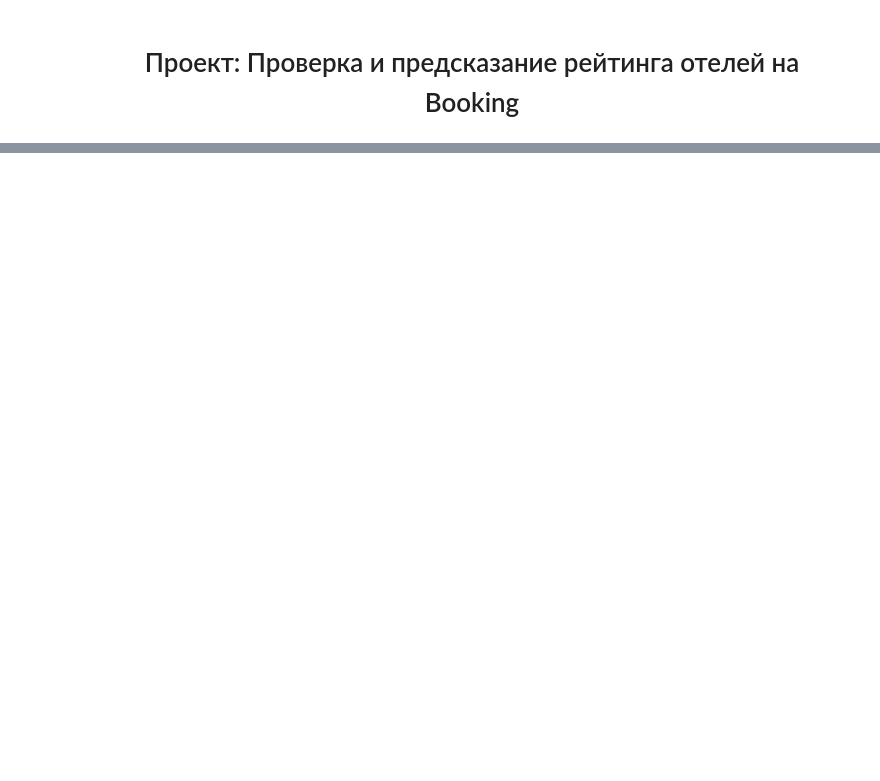
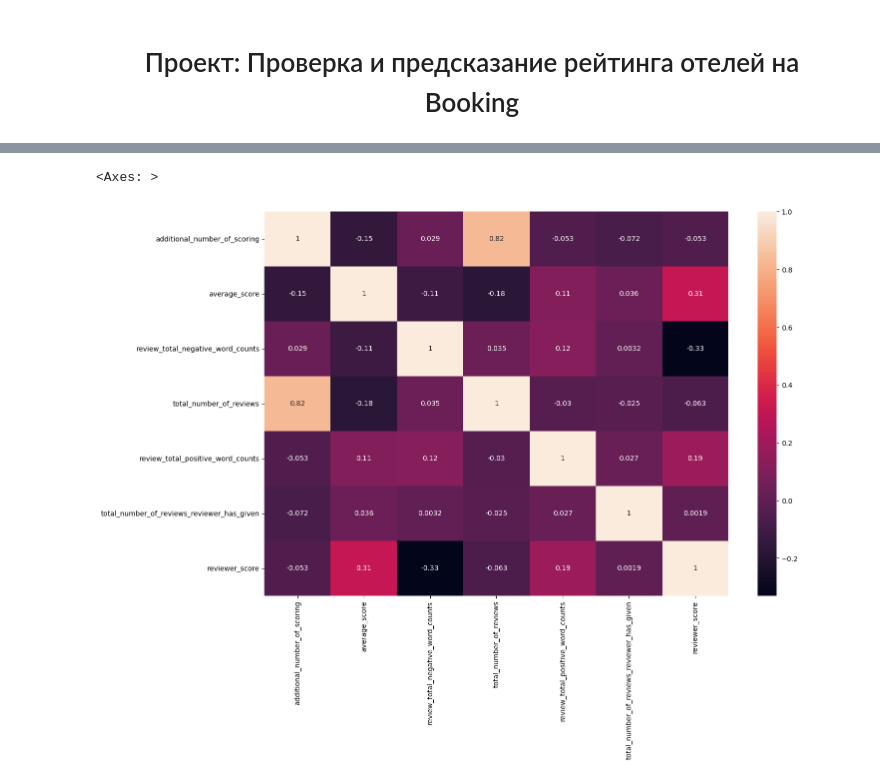
Before and after one commit to ret4ed/Sf_DS_game_1, a Jupyter notebook: Skillfactory/Project_3_EDA + Feature Engineering. Соревнование на Kaggle/Project_3.ipynb, the cells around one changed output, grey strips where cells are left out. Drawn from its saved outputs; the diff is of its cells as text; code cells hidden in the pictures; blank space fills up the shorter version.

```diff
--- a/Skillfactory/Project_3_EDA + Feature Engineering. Соревнование на Kaggle/Project_3.ipynb
+++ b/Skillfactory/Project_3_EDA + Feature Engineering. Соревнование на Kaggle/Project_3.ipynb
@@ -35,0 +28,5 @@ None
+# %%
+#Загружаем датафреймы
+df_test = pd.read_csv('data/hotels_test.csv')
+df_train = pd.read_csv('data/hotels_train.csv')
+df_submission = pd.read_csv('data/submission.csv')
@@ -35,0 +100,17 @@ None
+# %%
+#Для корректной обработки признаков объединяем train и test в один датасет
+
+#Помечаем данные train
+df_train['sample'] = 1
+
+#Помечаем данные test
+df_test['sample'] = 0
+
+#Так как в тесте нет значений reviewer_score,
+#заполняем его медианным значением из train
+df_test['reviewer_score'] = df_train['reviewer_score'].median()
+
+#Объединение
+data = pd.concat([df_test, df_train])
+
+data.info()
@@ -35,0 +135,4 @@ None
+# %%
+#Заполняем пропуски в столбцах lat и lng
+data['lat'] = data['lat'].fillna(data['lat'].median(), inplace=True)
+data['lng'] = data['lng'].fillna(data['lng'].median(), inplace=True)
@@ -35,0 +161,12 @@ None
+# %%
+#Убираем признаки которые еще не успели обработать,
+#Модель на признаках с dtypes "object" обучаться не будет, просто выберим их и удалим
+object_columns = [s for s in data.columns if data[s].dtypes == 'object']
+data.drop(object_columns, axis = 1, inplace=True)
+# %%
+#Создадим тепловую карту
+plt.rcParams['figure.figsize'] = (15,10)
+sns.heatmap(data.drop(['sample'], axis=1).corr(), annot=True)
+# %% [output]
+<Axes: >
+[figure, added]
```
Also changed, not shown: parts of 17 cells of this notebook, 1 other file.
